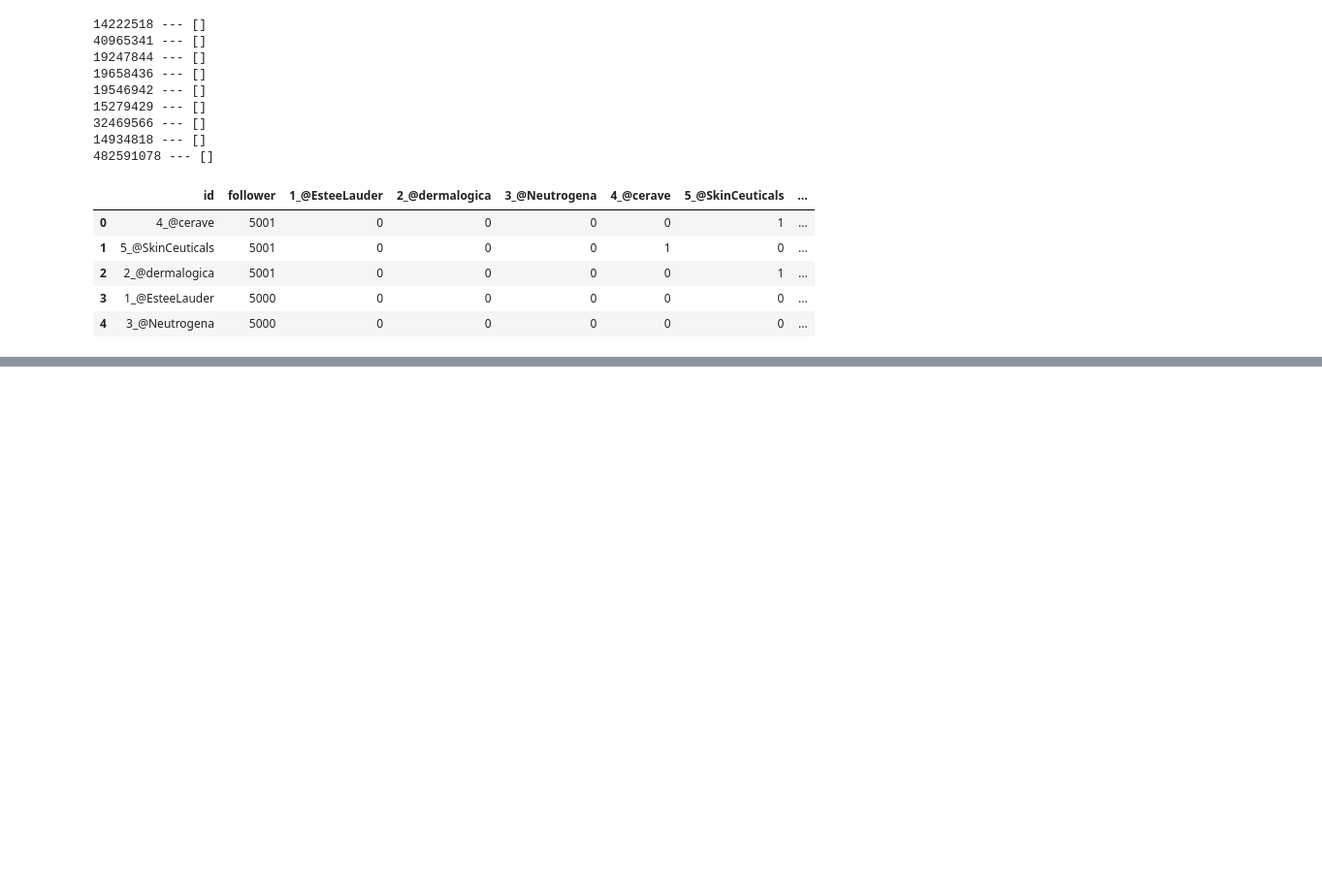
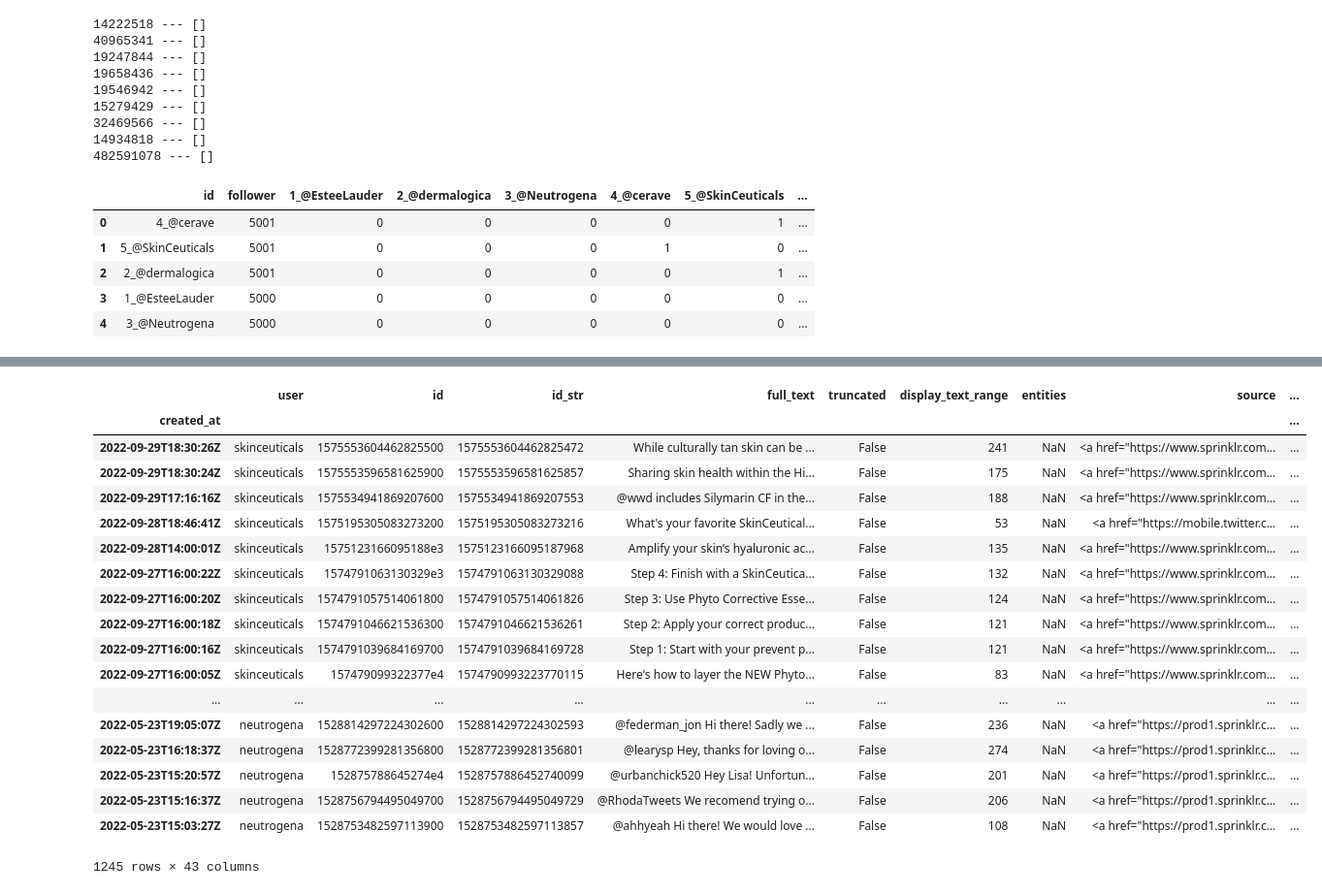
Before and after one commit to nilooy5/Munira-Brand-Network-Analysis, a Jupyter notebook: brand_analysis_v1.ipynb, the cells around one changed output, grey strips where cells are left out. Shown at 97% size. Cells and saved outputs as stored; diff of their text form; code cells hidden in the pictures; blank space fills up the shorter version.

```diff
--- a/brand_analysis_v1.ipynb
+++ b/brand_analysis_v1.ipynb
@@ -379,0 +558,22 @@ df_target.head(5)
+# %%
+df_tweets
+# %% [output]
+|  | user | id | id_str | full_text | truncated | display_text_range | entities | source | ... |
+| created_at |  |  |  |  |  |  |  |  | ... |
+| 2022-09-29T18:30:26Z | skinceuticals | 1575553604462825500 | 1575553604462825472 | While culturally tan skin can be ... | False | 241 | NaN | <a href="https://www.sprinklr.com... | ... |
+| 2022-09-29T18:30:24Z | skinceuticals | 1575553596581625900 | 1575553596581625857 | Sharing skin health within the Hi... | False | 175 | NaN | <a href="https://www.sprinklr.com... | ... |
+| 2022-09-29T17:16:16Z | skinceuticals | 1575534941869207600 | 1575534941869207553 | @wwd includes Silymarin CF in the... | False | 188 | NaN | <a href="https://www.sprinklr.com... | ... |
+| 2022-09-28T18:46:41Z | skinceuticals | 1575195305083273200 | 1575195305083273216 | What's your favorite SkinCeutical... | False | 53 | NaN | <a href="https://mobile.twitter.c... | ... |
+| 2022-09-28T14:00:01Z | skinceuticals | 1575123166095188e3 | 1575123166095187968 | Amplify your skin’s hyaluronic ac... | False | 135 | NaN | <a href="https://www.sprinklr.com... | ... |
+| 2022-09-27T16:00:22Z | skinceuticals | 1574791063130329e3 | 1574791063130329088 | Step 4: Finish with a SkinCeutica... | False | 132 | NaN | <a href="https://www.sprinklr.com... | ... |
+| 2022-09-27T16:00:20Z | skinceuticals | 1574791057514061800 | 1574791057514061826 | Step 3: Use Phyto Corrective Esse... | False | 124 | NaN | <a href="https://www.sprinklr.com... | ... |
+| 2022-09-27T16:00:18Z | skinceuticals | 1574791046621536300 | 1574791046621536261 | Step 2: Apply your correct produc... | False | 121 | NaN | <a href="https://www.sprinklr.com... | ... |
+| 2022-09-27T16:00:16Z | skinceuticals | 1574791039684169700 | 1574791039684169728 | Step 1: Start with your prevent p... | False | 121 | NaN | <a href="https://www.sprinklr.com... | ... |
+| 2022-09-27T16:00:05Z | skinceuticals | 157479099322377e4 | 1574790993223770115 | Here's how to layer the NEW Phyto... | False | 83 | NaN | <a href="https://www.sprinklr.com... | ... |
+| ... | ... | ... | ... | ... | ... | ... | ... | ... | ... |
+| 2022-05-23T19:05:07Z | neutrogena | 1528814297224302600 | 1528814297224302593 | @federman_jon Hi there! Sadly we ... | False | 236 | NaN | <a href="https://prod1.sprinklr.c... | ... |
+| 2022-05-23T16:18:37Z | neutrogena | 1528772399281356800 | 1528772399281356801 | @learysp Hey, thanks for loving o... | False | 274 | NaN | <a href="https://prod1.sprinklr.c... | ... |
+| 2022-05-23T15:20:57Z | neutrogena | 152875788645274e4 | 1528757886452740099 | @urbanchick520 Hey Lisa! Unfortun... | False | 201 | NaN | <a href="https://prod1.sprinklr.c... | ... |
+| 2022-05-23T15:16:37Z | neutrogena | 1528756794495049700 | 1528756794495049729 | @RhodaTweets We recomend trying o... | False | 206 | NaN | <a href="https://prod1.sprinklr.c... | ... |
+| 2022-05-23T15:03:27Z | neutrogena | 1528753482597113900 | 1528753482597113857 | @ahhyeah Hi there! We would love ... | False | 108 | NaN | <a href="https://prod1.sprinklr.c... | ... |
+1245 rows × 43 columns
```
Also changed, not shown: parts of 13 cells of this notebook, 2 other files.
